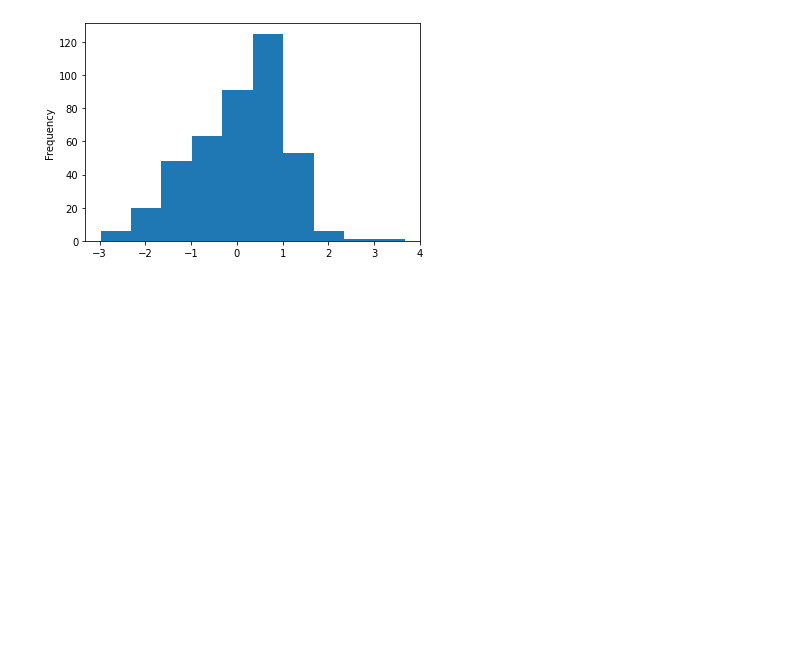
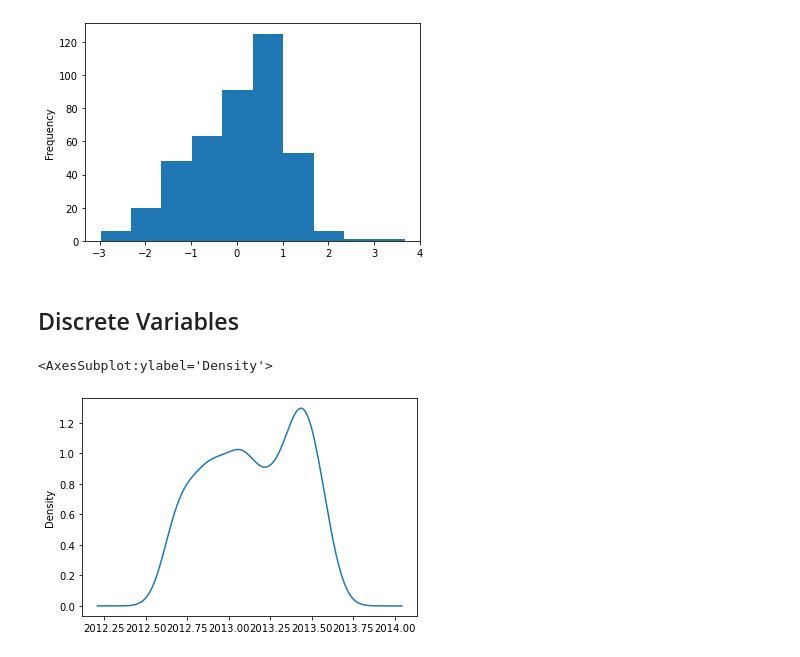
Before and after one commit to Torimazing/vjh10_infsci510, a Jupyter notebook: Assignment 2/Assignment 2.ipynb, the cells around one changed output. Cells and saved outputs as stored; diff of their text form; code cells hidden in the pictures; blank space fills up the shorter version.

```diff
--- a/Assignment 2/Assignment 2.ipynb
+++ b/Assignment 2/Assignment 2.ipynb
@@ -234,3 +235,10 @@ re['lat.scaled'].plot.hist()
 # %% [output]
 <AxesSubplot:ylabel='Frequency'>
 [figure]
+# %% [markdown]
+## Discrete Variables
+# %%
+re['t.date'].plot.density()
+# %% [output]
+<AxesSubplot:ylabel='Density'>
+[figure, added]
```
Also changed, not shown: parts of 29 cells of this notebook.
